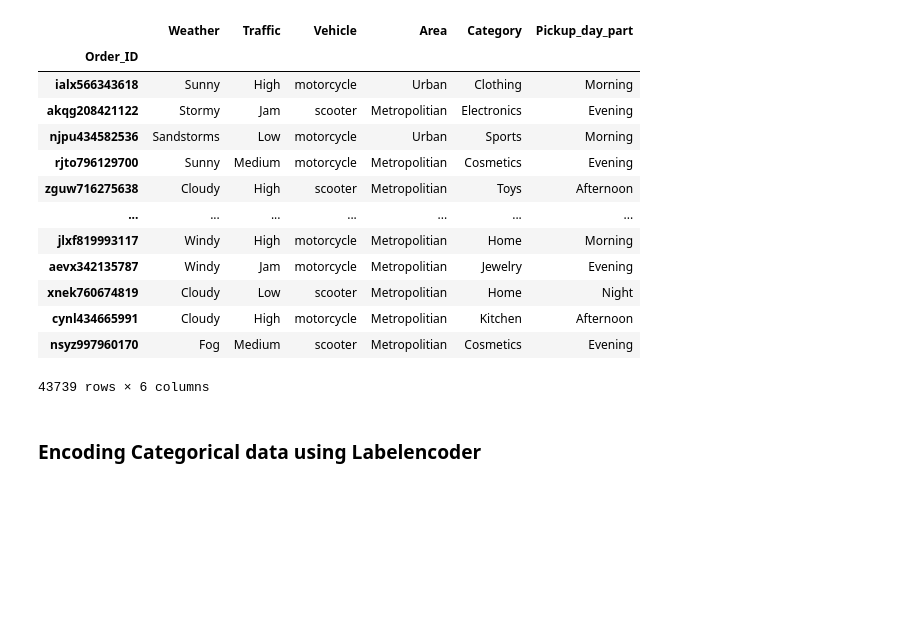
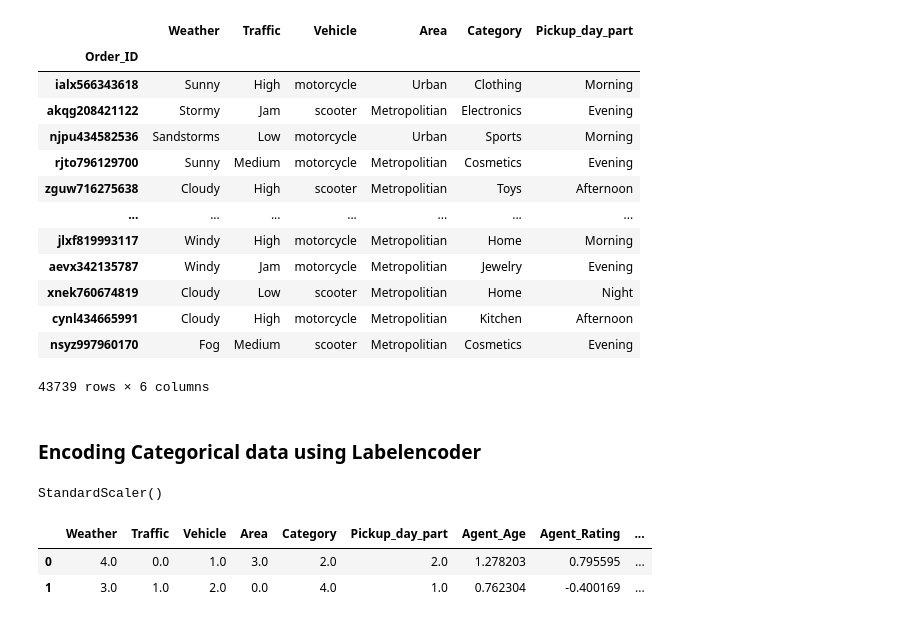
Before and after one commit to sushantkas/Project-3, a Jupyter notebook: model_building.ipynb, the cells around one changed output. Saved outputs shown, nothing was run; the diff lists cells and outputs as text; code cells hidden in the pictures; blank space fills up the shorter version.

```diff
--- a/model_building.ipynb
+++ b/model_building.ipynb
@@ -99,11 +99,26 @@ y_numeric_column="Delivery_Time"
 # %%
 from sklearn.preprocessing import OrdinalEncoder, StandardScaler
 categorical_encoder=OrdinalEncoder()
-scaled=pd.DataFrame()
-scaled[label_columns]=pd.DataFrame(categorical_encoder.fit_transform(amazon[label_columns]), columns=label_columns)
+scaled_data=pd.DataFrame()
+scaled_data[label_columns]=pd.DataFrame(categorical_encoder.fit_transform(amazon[label_columns]), columns=label_columns)
 # %%
 x_scaler=StandardScaler()
 y_scaler=StandardScaler()
+# %%
+x_scaler.fit(amazon[x_numeric_columns])
+y_scaler.fit(amazon[y_numeric_column].values.reshape(-1,1))
+# %% [output]
+StandardScaler()
+# %%
+scaled_data[x_numeric_columns]=x_scaler.transform(amazon[x_numeric_columns])
+# %%
+scaled_data[y_numeric_column]=y_scaler.transform(amazon[y_numeric_column].values.reshape(-1,1))
+# %%
+scaled_data.head(2)
+# %% [output]
+|  | Weather | Traffic | Vehicle | Area | Category | Pickup_day_part | Agent_Age | Agent_Rating | ... |
+| 0 | 4.0 | 0.0 | 1.0 | 3.0 | 2.0 | 2.0 | 1.278203 | 0.795595 | ... |
+| 1 | 3.0 | 1.0 | 2.0 | 0.0 | 4.0 | 1.0 | 0.762304 | -0.400169 | ... |
 # %%
 import mlflow
 import mlflow.sklearn
```
